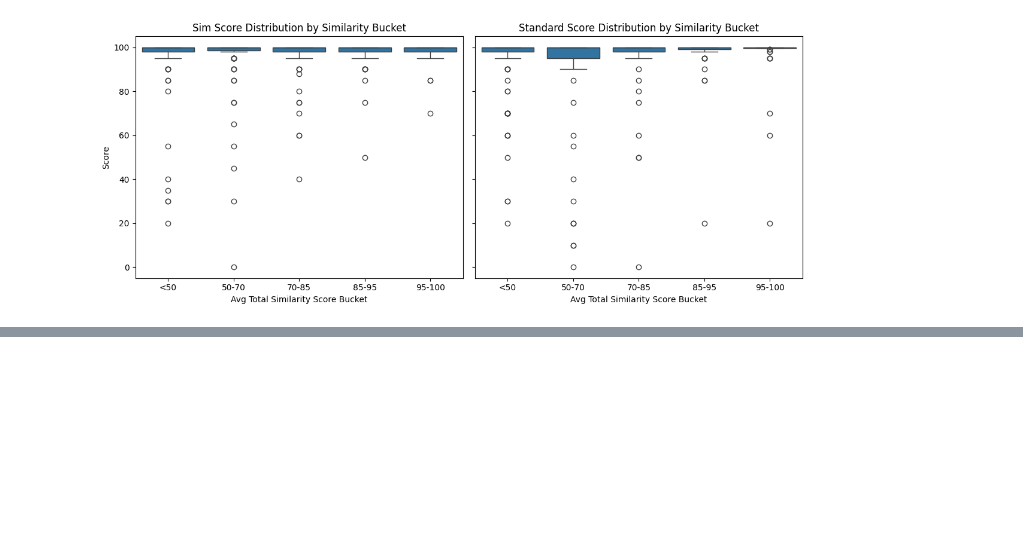
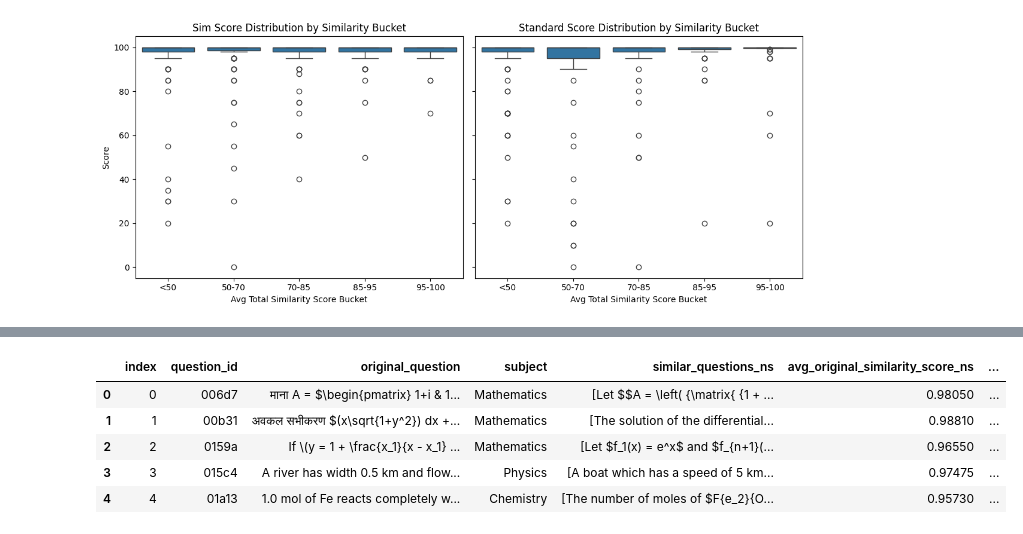
Before and after one commit to bharathraj-v/similar-q-eval, a Jupyter notebook: eval_data_exploration.ipynb, the cells around one changed output, grey strips where cells are left out. Saved outputs shown, nothing was run; the diff lists cells and outputs as text; code cells hidden in the pictures; blank space fills up the shorter version.

```diff
--- a/eval_data_exploration.ipynb
+++ b/eval_data_exploration.ipynb
@@ -221,0 +307,9 @@ plt.show()
+# %%
+sim_metrics_ns_df.head()
+# %% [output]
+|  | index | question_id | original_question | subject | similar_questions_ns | avg_original_similarity_score_ns | ... |
+| 0 | 0 | 006d7 | माना A = $\begin{pmatrix} 1+i & 1... | Mathematics | [Let $$A = \left( {\matrix{ {1 + ... | 0.98050 | ... |
+| 1 | 1 | 00b31 | अवकल सभीकरण $(x\sqrt{1+y^2}) dx +... | Mathematics | [The solution of the differential... | 0.98810 | ... |
+| 2 | 2 | 0159a | If \(y = 1 + \frac{x_1}{x - x_1} ... | Mathematics | [Let $f_1(x) = e^x$ and $f_{n+1}(... | 0.96550 | ... |
+| 3 | 3 | 015c4 | A river has width 0.5 km and flow... | Physics | [A boat which has a speed of 5 km... | 0.97475 | ... |
+| 4 | 4 | 01a13 | 1.0 mol of Fe reacts completely w... | Chemistry | [The number of moles of $F{e_2}{O... | 0.95730 | ... |
```
Also changed, not shown: parts of 17 cells of this notebook, 7 other files.
